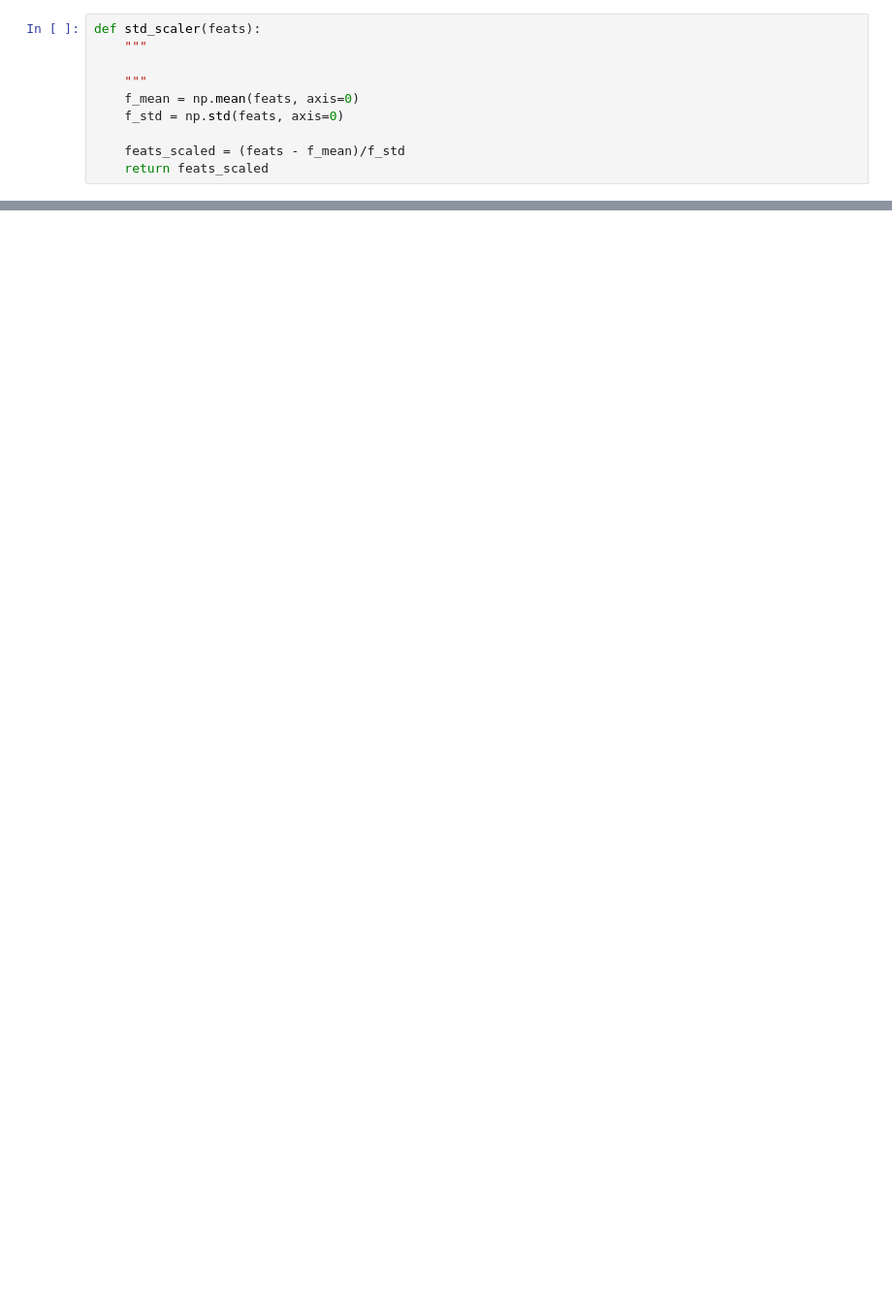
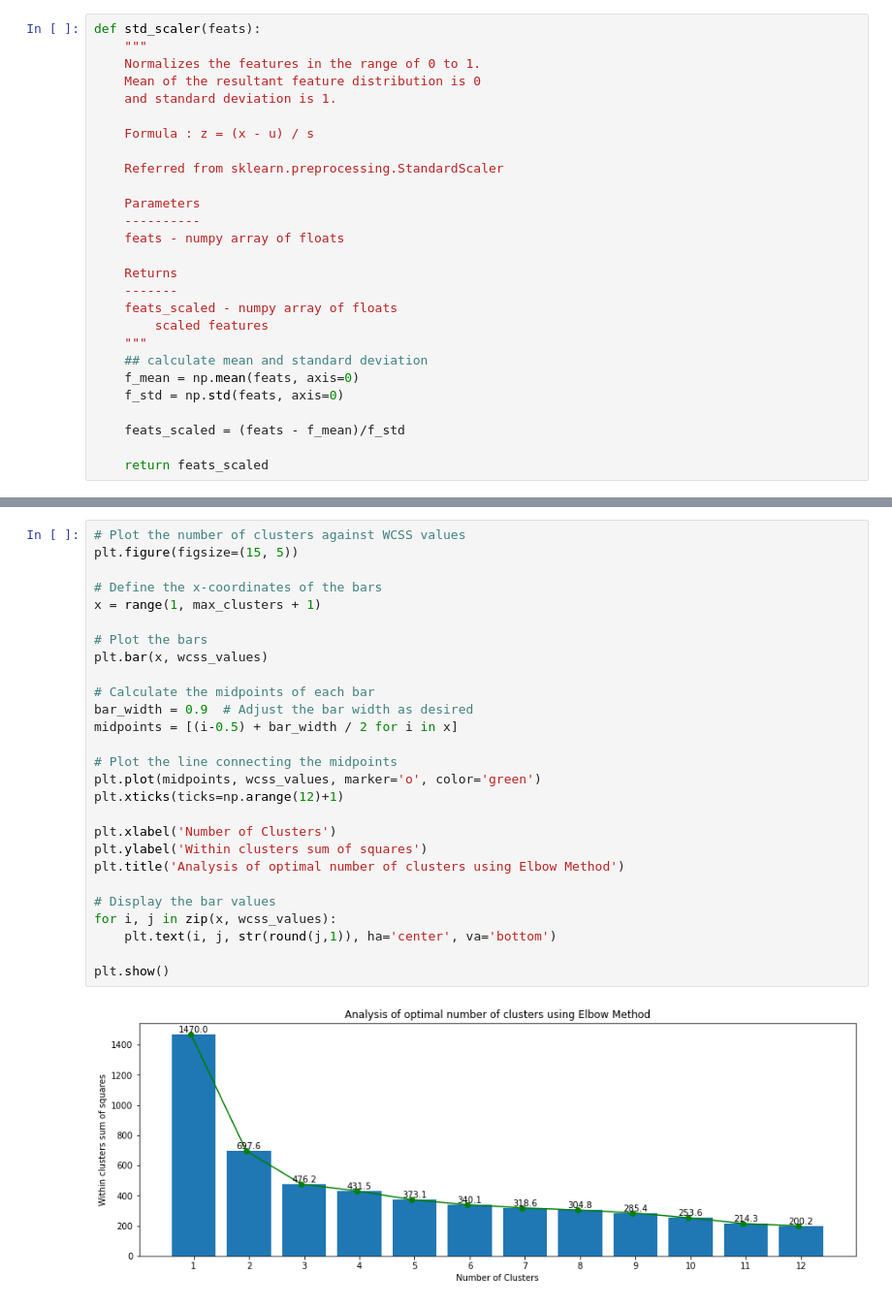
Before and after one commit to ravirajpurohit414/mscs, a Jupyter notebook: ml/proj_final/main.ipynb, the cells around one changed output, grey strips where cells are left out. Shown at 97% size. Saved outputs shown, nothing was run; the diff lists cells and outputs as text; blank space fills up the shorter version.

```diff
--- a/ml/proj_final/main.ipynb
+++ b/ml/proj_final/main.ipynb
@@ -31,12 +40,29 @@ def read_data(filename='./data/seeds_dataset.txt'):
 # %%
 def std_scaler(feats):
     """
+    Normalizes the features in the range of 0 to 1.
+    Mean of the resultant feature distribution is 0
+    and standard deviation is 1.
 
+    Formula : z = (x - u) / s
+
+    Referred from sklearn.preprocessing.StandardScaler
+
+    Parameters
+    ----------
+    feats - numpy array of floats
+
+    Returns
+    -------
+    feats_scaled - numpy array of floats
+        scaled features
     """
+    ## calculate mean and standard deviation
     f_mean = np.mean(feats, axis=0)
     f_std = np.std(feats, axis=0)
 
     feats_scaled = (feats - f_mean)/f_std
+
     return feats_scaled
 # %%
 def train_test_split(X, y, test_size=0.2, random_state=21):
@@ -219,0 +392,29 @@ array([ 8.,  3.,  3.,  3.,  3.,  3.,  3.,  3., 10.,  8.,  8.,  3.,  1.,
+# %%
+# Plot the number of clusters against WCSS values
+plt.figure(figsize=(15, 5))
+
+# Define the x-coordinates of the bars
+x = range(1, max_clusters + 1)
+
+# Plot the bars
+plt.bar(x, wcss_values)
+
+# Calculate the midpoints of each bar
+bar_width = 0.9  # Adjust the bar width as desired
+midpoints = [(i-0.5) + bar_width / 2 for i in x]
+
+# Plot the line connecting the midpoints
+plt.plot(midpoints, wcss_values, marker='o', color='green')
+plt.xticks(ticks=np.arange(12)+1)
+
+plt.xlabel('Number of Clusters')
+plt.ylabel('Within clusters sum of squares')
+plt.title('Analysis of optimal number of clusters using Elbow Method')
+
+# Display the bar values
+for i, j in zip(x, wcss_values):
+    plt.text(i, j, str(round(j,1)), ha='center', va='bottom')
+
+plt.show()
+# %% [output]
+[figure, added]
```
Also changed, not shown: parts of 16 cells of this notebook.
